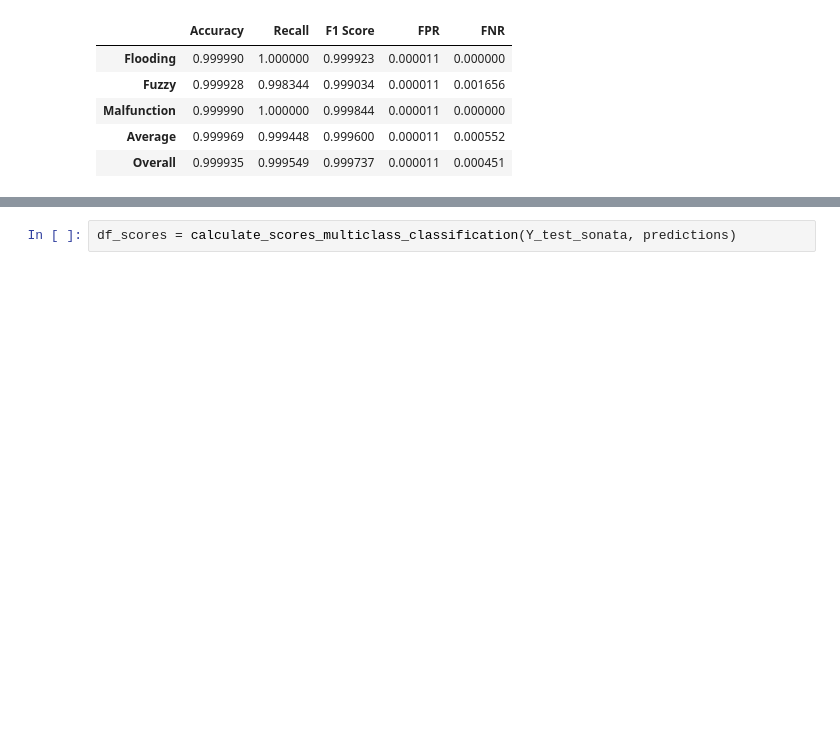
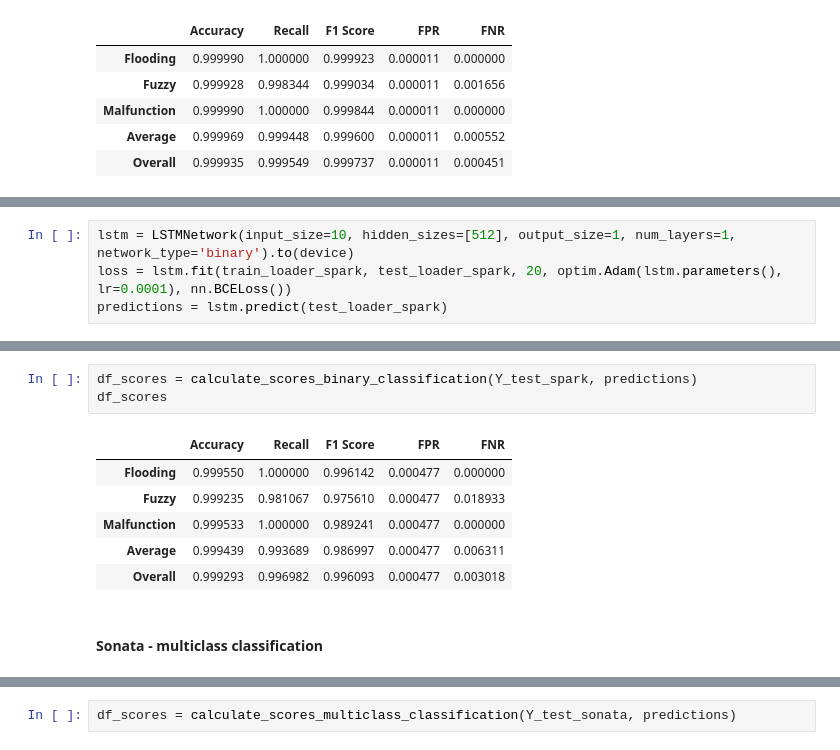
Before and after one commit to zsikorska/cps-can-bus, a Jupyter notebook: detection.ipynb, the cells around one changed output, grey strips where cells are left out. Drawn from its saved outputs; the diff is of its cells as text; blank space fills up the shorter version.

```diff
--- a/detection.ipynb
+++ b/detection.ipynb
@@ -407,0 +467,4 @@ df_scores
+# %%
+lstm = LSTMNetwork(input_size=10, hidden_sizes=[512], output_size=1, num_layers=1, network_type='binary').to(device)
+loss = lstm.fit(train_loader_spark, test_loader_spark, 20, optim.Adam(lstm.parameters(), lr=0.0001), nn.BCELoss())
+predictions = lstm.predict(test_loader_spark)
@@ -408 +492,13 @@ df_scores
+# %%
+df_scores = calculate_scores_binary_classification(Y_test_spark, predictions)
+df_scores
+# %% [output]
+|  | Accuracy | Recall | F1 Score | FPR | FNR |
+| Flooding | 0.999550 | 1.000000 | 0.996142 | 0.000477 | 0.000000 |
+| Fuzzy | 0.999235 | 0.981067 | 0.975610 | 0.000477 | 0.018933 |
+| Malfunction | 0.999533 | 1.000000 | 0.989241 | 0.000477 | 0.000000 |
+| Average | 0.999439 | 0.993689 | 0.986997 | 0.000477 | 0.006311 |
+| Overall | 0.999293 | 0.996982 | 0.996093 | 0.000477 | 0.003018 |
+# %% [markdown]
+#### Sonata - multiclass classification
 # %%
```
Also changed, not shown: parts of 22 cells of this notebook.
